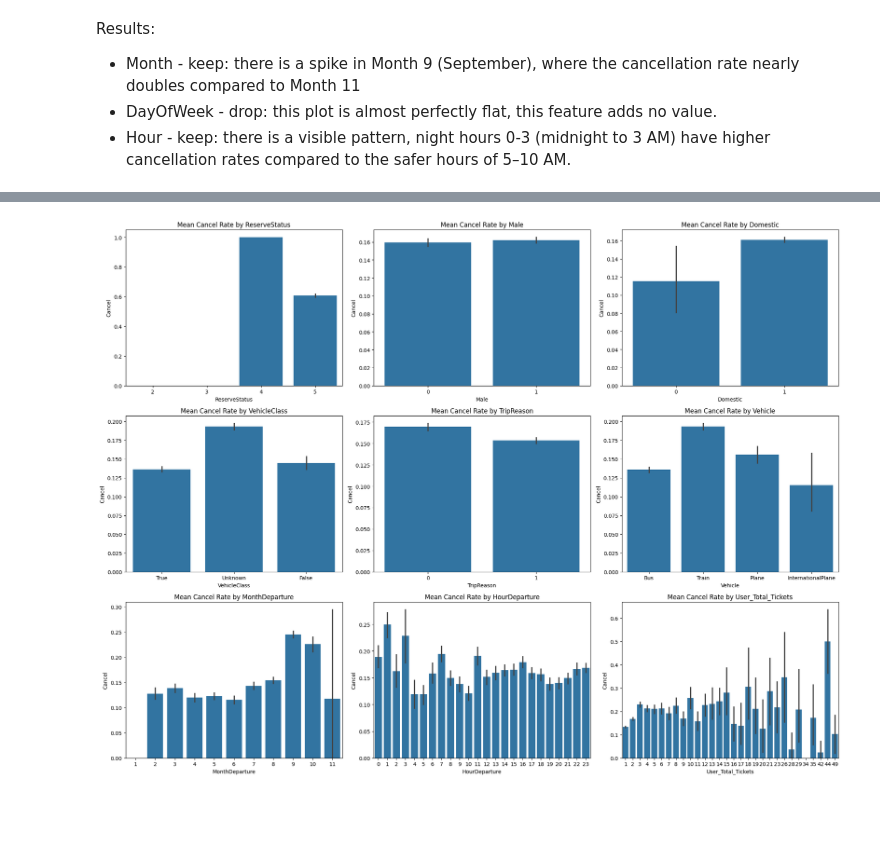
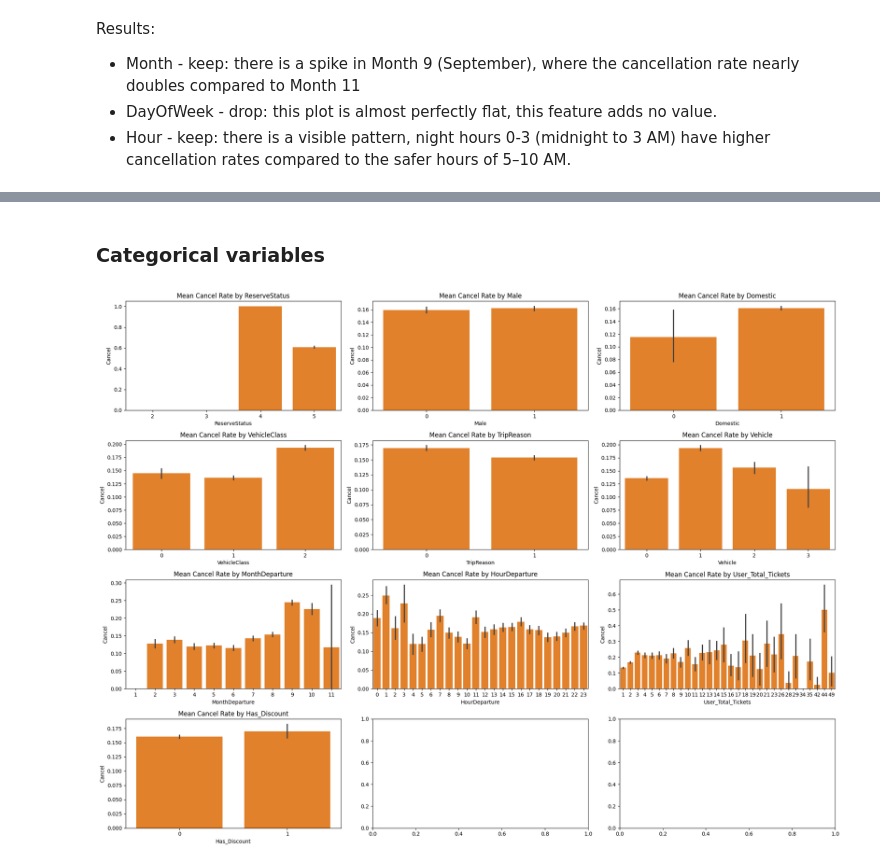
Before and after one commit to silviacalabretta/statistical-methods-project, a Jupyter notebook: notebooks/011_data_exploration.ipynb, the cells around one changed output, grey strips where cells are left out. Cells and saved outputs as stored; diff of their text form; code cells hidden in the pictures; blank space fills up the shorter version.

```diff
--- a/notebooks/011_data_exploration.ipynb
+++ b/notebooks/011_data_exploration.ipynb
@@ -575,5 +606,8 @@ data['VehicleClass'] = data['VehicleClass'].astype(int)
 # %% [markdown]
 ### CouponDiscount -> PercentageDiscount
 # %%
-data['PercentageDiscount'] = data['CouponDiscount']/data['Price']
+data['Has_Discount'] = (data['CouponDiscount'] > 0).astype(int)
 data = data.drop(columns=['CouponDiscount'])
+
+# Check the new distribution
+print(data['Has_Discount'].value_counts(normalize=True))
@@ -750,13 +797,13 @@ The most obvious thing in this plot is the dominance of Blue: your model will be
 # %%
-cont_cols_to_plot = ['Price','LeadTime_Days','PercentageDiscount','User_Cancel_Rate']
+cont_cols_to_plot = ['Price','LeadTime_Days','User_Cancel_Rate']
 
-fig, axes = plt.subplots(2, 2, figsize=(10, 8))
+fig, axes = plt.subplots(1, 3, figsize=(15, 5))
 
 # Flatten the axes array to make it easier to iterate over (converts 2D array to 1D)
 axes = axes.flatten()
 
 for i, col in enumerate(cont_cols_to_plot):
-    sns.boxplot(x='Cancel', y=col, data=train_df, ax=axes[i])
+    sns.boxplot(x='Cancel', y=col, data=train_df, ax=axes[i], color="tab:orange")
     axes[i].set_title(f'Mean Cancel Rate by {col}')
 
 plt.tight_layout()
@@ -765,0 +818,15 @@ plt.show()
+# %%
+train_df['Price']=np.log(train_df['Price'])
+test_df['Price']=np.log(test_df['Price'])
+# %%
+fig, axes = plt.subplots(1, 3, figsize=(15, 5))
+
+# Flatten the axes array to make it easier to iterate over (converts 2D array to 1D)
+axes = axes.flatten()
+
+for i, col in enumerate(cont_cols_to_plot):
+    sns.boxplot(x='Cancel', y=col, data=train_df, ax=axes[i], color="tab:orange")
+    axes[i].set_title(f'Mean Cancel Rate by {col}')
+
+plt.tight_layout()
+plt.show()
@@ -766,16 +835,18 @@ plt.show()
+# %% [markdown]
+### Categorical variables
 # %%
-cat_cols_to_plot = ['ReserveStatus','Male','Domestic','VehicleClass','TripReason','Vehicle','MonthDeparture','HourDeparture','User_Total_Tickets']
+cat_cols_to_plot = ['ReserveStatus','Male','Domestic','VehicleClass','TripReason','Vehicle','MonthDeparture','HourDeparture','User_Total_Tickets', 'Has_Discount']
 
-fig, axes = plt.subplots(3, 3, figsize=(20, 15))
+fig, axes = plt.subplots(4, 3, figsize=(20, 15))
 
 # Flatten the axes array to make it easier to iterate over (converts 2D array to 1D)
 axes = axes.flatten()
 
 for i, col in enumerate(cat_cols_to_plot):
-    sns.barplot(x=col, y='Cancel', data=train_df, ax=axes[i])
+    sns.barplot(x=col, y='Cancel', data=train_df, ax=axes[i], color="tab:orange")
     axes[i].set_title(f'Mean Cancel Rate by {col}')
 
 plt.tight_layout()
 plt.show()
 # %% [output]
-[figure, old version]
+[figure, new version]
```
Also changed, not shown: parts of 20 cells of this notebook.
